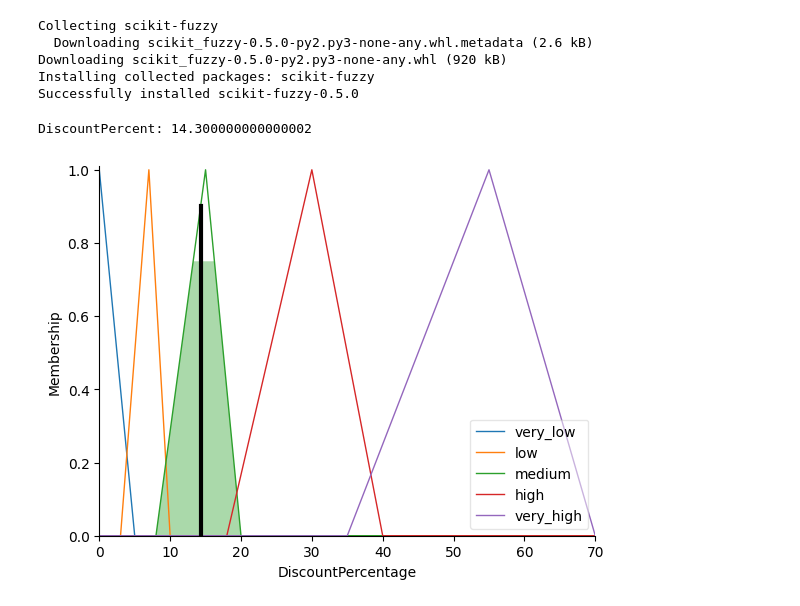
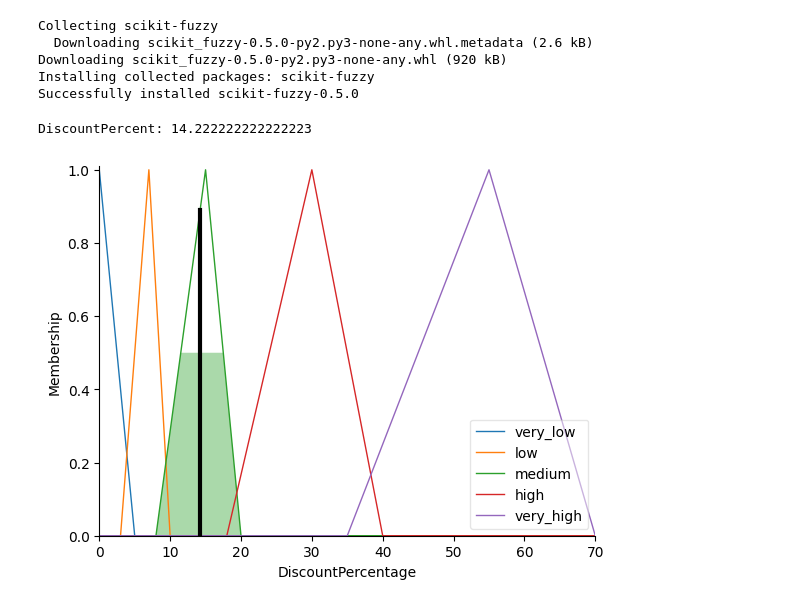
Before and after one commit to Trieu1020/baitapAI1, a Jupyter notebook: AI4.ipynb, the cells around one changed output. Drawn from its saved outputs; the diff is of its cells as text; code cells hidden in the pictures.

```diff
--- a/AI4.ipynb
+++ b/AI4.ipynb
@@ -44,34 +44,34 @@ SeasonalDemand['high'] = fuzz.trimf(SeasonalDemand.universe, [6, 10, 10])
 
 DiscountPercentage['very_low'] = fuzz.trimf(DiscountPercentage.universe, [0, 0, 5])
 DiscountPercentage['low'] = fuzz.trimf(DiscountPercentage.universe, [3, 7, 10])
 DiscountPercentage['medium'] = fuzz.trimf(DiscountPercentage.universe, [8, 15, 20])
 DiscountPercentage['high'] = fuzz.trimf(DiscountPercentage.universe, [18, 30, 40])
 DiscountPercentage['very_high'] = fuzz.trimf(DiscountPercentage.universe, [35, 55, 70])
 
 rules = [
     ctrl.Rule(ProductDemand['high'] & CompetitorPricingPressure['low'] & ProfitMargin['low'],DiscountPercentage['very_low']),
     ctrl.Rule(ProductDemand['low'] & CompetitorPricingPressure['high'] & ProfitMargin['high'],DiscountPercentage['high']),
     ctrl.Rule(StoreReputation['high'] & ProfitMargin['medium'] & SeasonalDemand['high'],DiscountPercentage['medium']),
     ctrl.Rule(CompetitorPricingPressure['high'] & SeasonalDemand['high'] & ProfitMargin['high'],DiscountPercentage['very_high']),
     ctrl.Rule(StoreReputation['low'] & ProductDemand['medium'] & ProfitMargin['low'],DiscountPercentage['medium']),
     ctrl.Rule(ProductDemand['high'] & SeasonalDemand['none'] & CompetitorPricingPressure['low'],DiscountPercentage['very_low']),
     ctrl.Rule(ProfitMargin['high'] & CompetitorPricingPressure['medium'] & SeasonalDemand['moderate'],DiscountPercentage['medium']),
 ]
 
 control_system = ctrl.ControlSystem(rules)
 fuzzy_system = ctrl.ControlSystemSimulation(control_system)
 
 fuzzy_system.input['StoreReputation'] = 4.2
-fuzzy_system.input['ProductDemand'] = 50
+fuzzy_system.input['ProductDemand'] = 80
 fuzzy_system.input['ProfitMargin'] = 95
-fuzzy_system.input['SeasonalDemand'] = 5
+fuzzy_system.input['SeasonalDemand'] = 6
 fuzzy_system.input['CompetitorPricingPressure'] = 55
 
 
 fuzzy_system.compute()
 
 print('DiscountPercent:',fuzzy_system.output['DiscountPercentage'])
 DiscountPercentage.view(sim=fuzzy_system)
 # %% [output]
-DiscountPercent: 14.300000000000002
+DiscountPercent: 14.222222222222223
-[figure, old version]
+[figure, new version]
```
